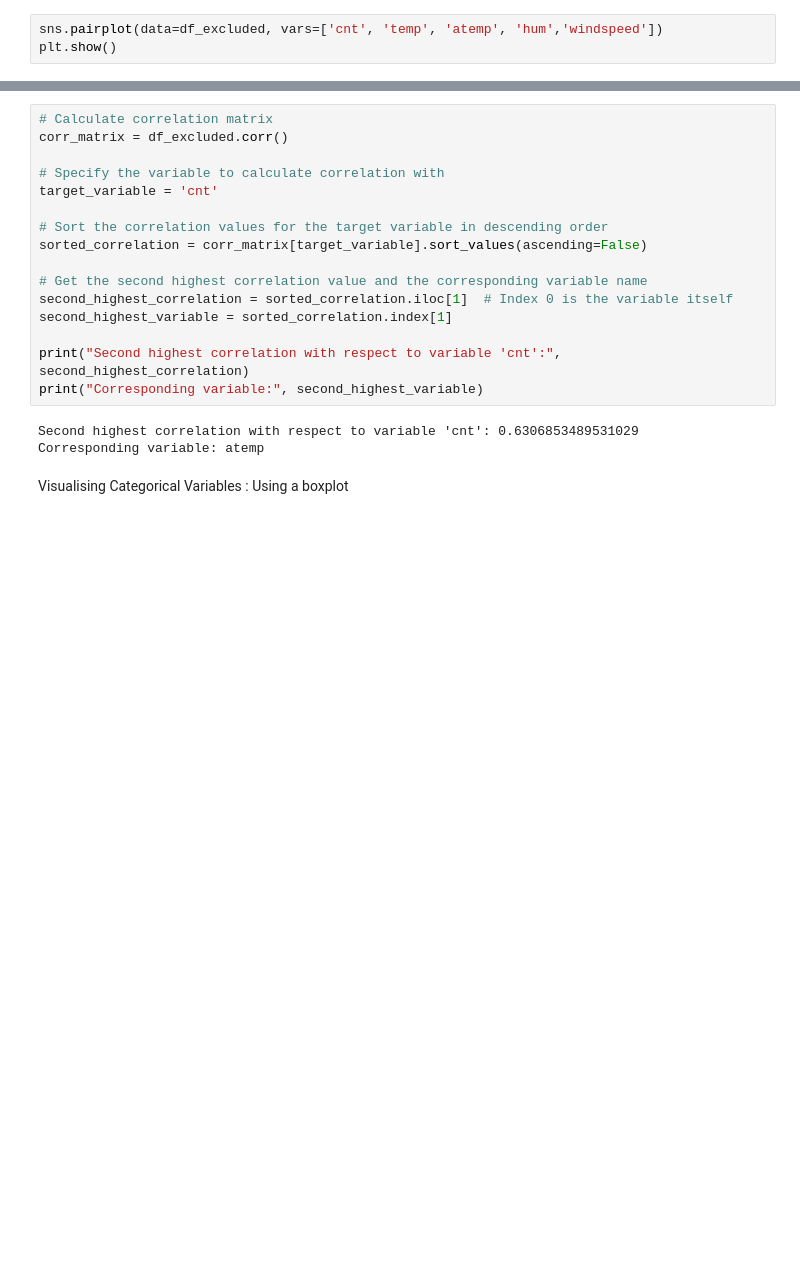
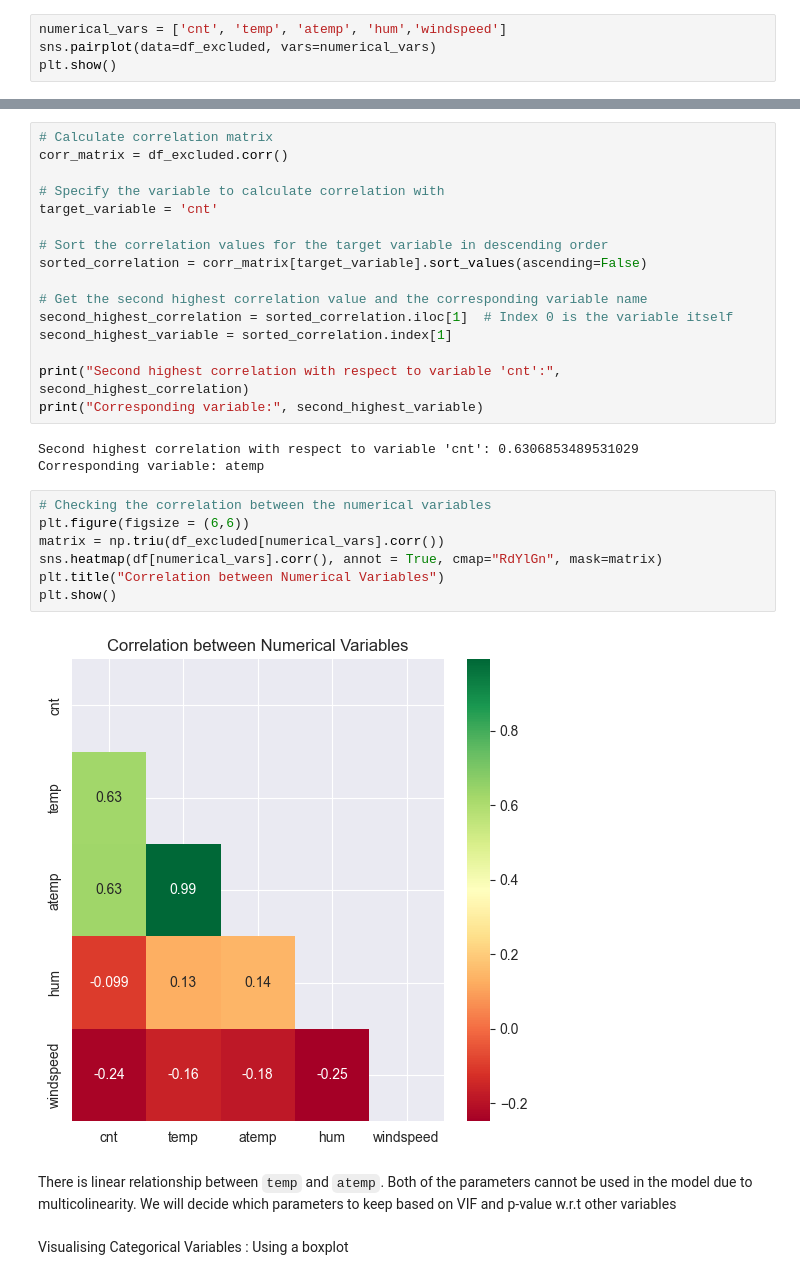
Before and after one commit to RamanPndy/BoomBikes-Upgrad-Simple-Linear-Regression-Assignment, a Jupyter notebook: BikeSharingApp.ipynb, the cells around one changed output, grey strips where cells are left out. Cells and saved outputs as stored; diff of their text form; blank space fills up the shorter version.

```diff
--- a/BikeSharingApp.ipynb
+++ b/BikeSharingApp.ipynb
@@ -133,7 +134,8 @@ Here we'll do the following tasks:
 # %% [markdown]
 Visualising Numeric Variables : Using a pairplot
 # %%
-sns.pairplot(data=df_excluded, vars=['cnt', 'temp', 'atemp', 'hum','windspeed'])
+numerical_vars = ['cnt', 'temp', 'atemp', 'hum','windspeed']
+sns.pairplot(data=df_excluded, vars=numerical_vars)
 plt.show()
 # %% [output]
 [figure]
@@ -158,6 +160,17 @@ print("Corresponding variable:", second_highest_variable)
 # %% [output]
 Second highest correlation with respect to variable 'cnt': 0.6306853489531029
 Corresponding variable: atemp
+# %%
+# Checking the correlation between the numerical variables
+plt.figure(figsize = (6,6))
+matrix = np.triu(df_excluded[numerical_vars].corr())
+sns.heatmap(df[numerical_vars].corr(), annot = True, cmap="RdYlGn", mask=matrix)
+plt.title("Correlation between Numerical Variables")
+plt.show()
+# %% [output]
+[figure, added]
+# %% [markdown]
+There is linear relationship between `temp` and `atemp`. Both of the parameters cannot be used in the model due to multicolinearity. We will decide which parameters to keep based on VIF and p-value w.r.t other variables
 # %% [markdown]
 Visualising Categorical Variables : Using a boxplot
 # %%
```
Also changed, not shown: parts of 20 cells of this notebook.
